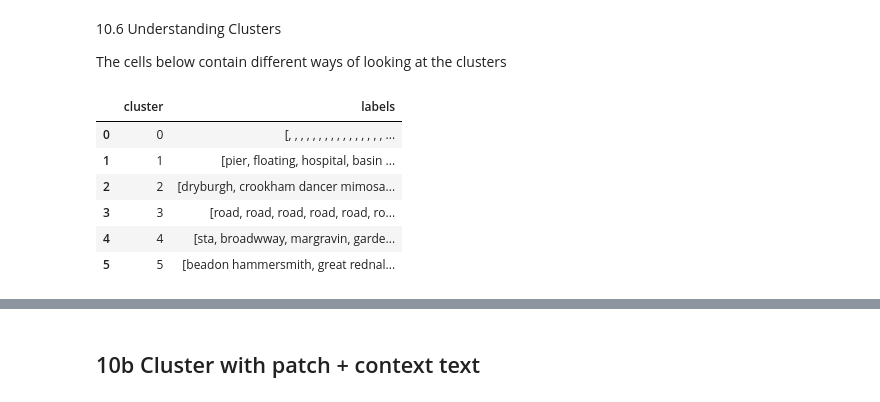
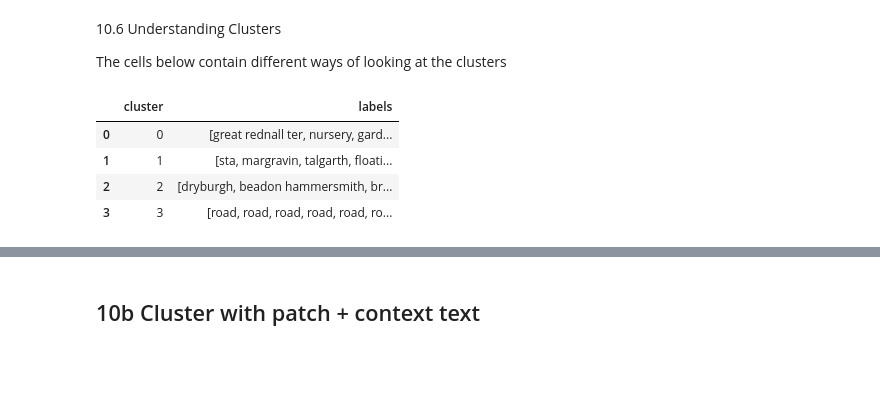
Before and after one commit to maps-as-data/imago-mundi-forum-2024, a Jupyter notebook: imago_mundi_railspace_2024_data_polygons.ipynb, the cells around one changed output, grey strips where cells are left out. Drawn from its saved outputs; the diff is of its cells as text; code cells hidden in the pictures; blank space fills up the shorter version.

Commit message:
update notebook removing none labels in clustering

```diff
--- a/imago_mundi_railspace_2024_data_polygons.ipynb
+++ b/imago_mundi_railspace_2024_data_polygons.ipynb
@@ -215,7 +204,17 @@ with open('adjacent_texts.json', 'w') as out_txt:
+# %%
+def filter_adjacent_texts(text):
+	text = [w for w in text if len(w) > 2 and w.isalpha()]
+	return text if len(text) > 0 else None
+
+predictions_red["adjacent_texts"] = adjacent_texts
+predictions_red["adjacent_texts"] = predictions_red["adjacent_texts"].apply(filter_adjacent_texts)
+
+predictions_red_red = predictions_red[predictions_red["adjacent_texts"].notnull()].copy(deep=True)
 # %%
 # 10.2 filter the list to remove short and non-alphabetic labels
 
 # this is not ideal as it remove abbreviations and other useful information
 # especially in the more denser urban areas, however we use it as a simple experiment
-labels_sentence = [' '.join([w for w in a if (len(w) > 2) and w.isalpha()]) for a in adjacent_texts]
+adjacent_texts_red = predictions_red_red["adjacent_texts"].to_list()
+labels_sentence = [' '.join([w for w in a if (len(w) > 2) and w.isalpha()]) for a in adjacent_texts_red]
 # %%
@@ -269,10 +272,10 @@ sorted_kmeans.head()
 # %%
-best_kmeans = sorted_kmeans.iloc[0]["kmeans"]
+best_kmeans = sorted_kmeans.loc[4]["kmeans"]
 # %%
 # add labels to the predictions_red dataframe
 
-predictions_red['cluster'] = best_kmeans.labels_
-predictions_red['labels'] = labels_sentence
+predictions_red_red['cluster'] = best_kmeans.labels_
+predictions_red_red['labels'] = labels_sentence
 # %%
 # 10.5 plot the different clusters on the map
 
@@ -311,16 +314,14 @@ for cluster in predictions_red["cluster"].unique():
 The cells below contain different ways of looking at the clusters
 # %%
 #get labels for each cluster in predictions_red
-cluster_labels = predictions_red.groupby('cluster')['labels'].apply(list).reset_index()
+cluster_labels = predictions_red_red.groupby('cluster')['labels'].apply(list).reset_index()
 cluster_labels
 # %% [output]
 |  | cluster | labels |
-| 0 | 0 | [, , , , , , , , , , , , , , , , ... |
-| 1 | 1 | [pier, floating, hospital, basin ... |
-| 2 | 2 | [dryburgh, crookham dancer mimosa... |
+| 0 | 0 | [great rednall ter, nursery, gard... |
+| 1 | 1 | [sta, margravin, talgarth, floati... |
+| 2 | 2 | [dryburgh, beadon hammersmith, br... |
 | 3 | 3 | [road, road, road, road, road, ro... |
-| 4 | 4 | [sta, broadwway, margravin, garde... |
-| 5 | 5 | [beadon hammersmith, great rednal... |
 # %%
 #count labels per cluster
 cluster_labels['count'] = cluster_labels['labels'].apply(lambda x: len(x))
```
Also changed, not shown: parts of 39 cells of this notebook.
